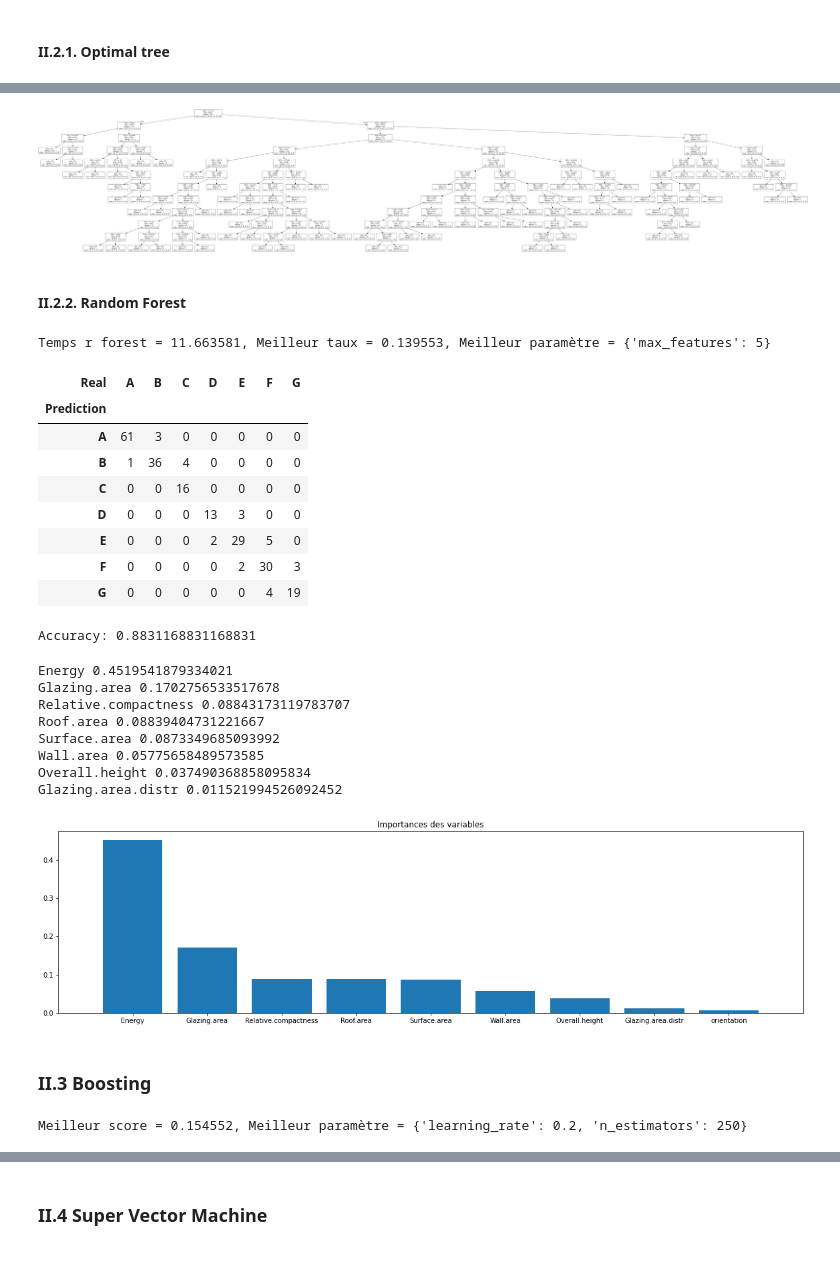
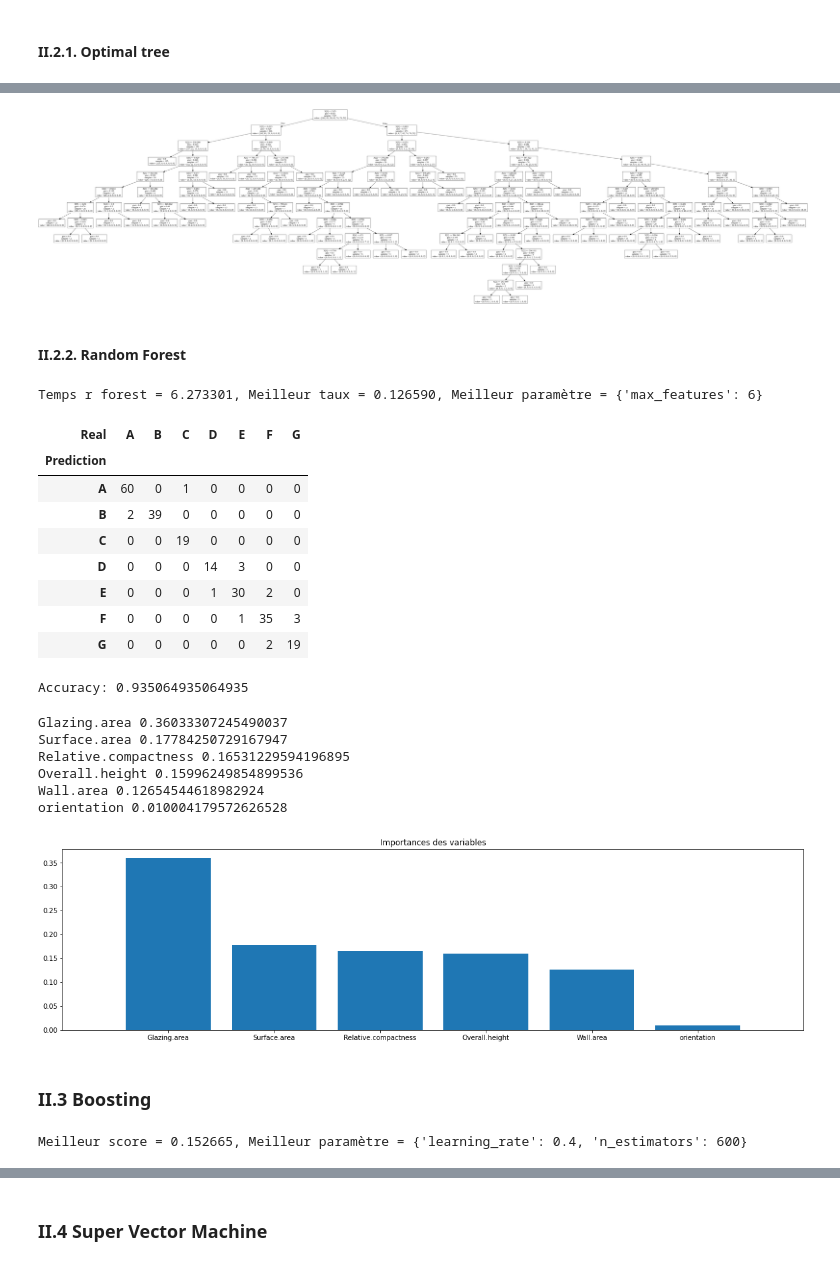
Before and after one commit to sophiayazzourh/ML_Project, a Jupyter notebook: Forecasting_the_energy_performance_of_buildings_Python_version.ipynb, the cells around one changed output, grey strips where cells are left out. Drawn from its saved outputs; the diff is of its cells as text; code cells hidden in the pictures.

```diff
--- a/Forecasting_the_energy_performance_of_buildings_Python_version.ipynb
+++ b/Forecasting_the_energy_performance_of_buildings_Python_version.ipynb
@@ -47,0 +45,2 @@ dtype: object
+# %%
+data['Glazing.area'][data['Glazing.area']<0] = 0
@@ -138,3 +104,8 @@ sns.heatmap(data_quantitatives.corr())
+# %%
+#### Suppression des colonnes Glazing.area.distr & Roof.area
+del data['Roof.area']
+del data['Glazing.area.distr']
+n_features = 6
 # %% [markdown]
 ### I.4. Analyse des Composantes Principales
 # %%
@@ -241,7 +213,7 @@ data['orientation']=le.fit_transform(data['orientation'])
 # %%
 ### Train, Test split
 from sklearn.model_selection import train_test_split
-X = data.iloc[:,0:9]
+X = data.iloc[:,0:n_features]
 y = data.iloc[:,-1]
 X_train, X_test, y_train, y_test = train_test_split(X,y, test_size=0.3,random_state=109)
 # %% [markdown]
@@ -475,7 +474,7 @@ graph=pydotplus.graph_from_dot_data(dot_data.getvalue())
 graph.write_png("treeOpt.png")
 Image(filename='treeOpt.png')
 # %% [output]
-[figure, old version]
+[figure, new version]
 # %% [markdown]
 #### II.2.2. Random Forest
 # %%
@@ -492,7 +491,7 @@ rfOpt=rf.fit(X_train, y_train)
 tps1=(time.perf_counter()-tps0)
 print("Temps r forest = %f, Meilleur taux = %f, Meilleur paramètre = %s" % (tps1,1. - rfOpt.best_score_, rfOpt.best_params_))
 # %% [output]
-Temps r forest = 11.663581, Meilleur taux = 0.139553, Meilleur paramètre = {'max_features': 5}
+Temps r forest = 6.273301, Meilleur taux = 0.126590, Meilleur paramètre = {'max_features': 6}
 # %%
 ### Model
 # Prediction
@@ -504,44 +503,43 @@ CT = pd.DataFrame(list(zip(y_chap,y_test)), columns=["Prediction","Real"])
 display(pd.crosstab(CT.Prediction, CT.Real))
 # Accuracy
 acc = metrics.accuracy_score(y_test, y_chap)
-Results['C_RF']['Accuracy'] = acc
 print("Accuracy:",acc)
+## Cross validation
+Results['C_RF'] = cross_val_score(rfOpt, X, y, cv=5, scoring='accuracy')
 # %% [output]
 | Real | A | B | C | D | E | F | G |
 | Prediction |  |  |  |  |  |  |  |
-| A | 61 | 3 | 0 | 0 | 0 | 0 | 0 |
-| B | 1 | 36 | 4 | 0 | 0 | 0 | 0 |
-| C | 0 | 0 | 16 | 0 | 0 | 0 | 0 |
-| D | 0 | 0 | 0 | 13 | 3 | 0 | 0 |
-| E | 0 | 0 | 0 | 2 | 29 | 5 | 0 |
-| F | 0 | 0 | 0 | 0 | 2 | 30 | 3 |
-| G | 0 | 0 | 0 | 0 | 0 | 4 | 19 |
+| A | 60 | 0 | 1 | 0 | 0 | 0 | 0 |
+| B | 2 | 39 | 0 | 0 | 0 | 0 | 0 |
+| C | 0 | 0 | 19 | 0 | 0 | 0 | 0 |
+| D | 0 | 0 | 0 | 14 | 3 | 0 | 0 |
+| E | 0 | 0 | 0 | 1 | 30 | 2 | 0 |
+| F | 0 | 0 | 0 | 0 | 1 | 35 | 3 |
+| G | 0 | 0 | 0 | 0 | 0 | 2 | 19 |
-Accuracy: 0.8831168831168831
+Accuracy: 0.935064935064935
 # %%
 rf= RandomForestClassifier(n_estimators = 100, max_features = 6  )
 rfOpt=rf.fit(X_train, y_train)
 # Importance décroissante des variables
 importances = rfOpt.feature_importances_
 indices = np.argsort(importances)[::-1]
-for f in range(8):
+for f in range(len(X.columns)):
     print(X_train.columns[indices[f]], importances[indices[f]])
 # Graphe des importances
 plt.figure(1, figsize=(20, 5))
 plt.title("Importances des variables")
 plt.bar(range(X_train.shape[1]), importances[indices])
 plt.xticks(range(X_train.shape[1]),X_train.columns[indices])
 plt.xlim([-1, X_train.shape[1]])
 plt.show()
 # %% [output]
-Energy 0.4519541879334021
-Glazing.area 0.1702756533517678
-Relative.compactness 0.08843173119783707
-Roof.area 0.08839404731221667
-Surface.area 0.0873349685093992
-Wall.area 0.05775658489573585
-Overall.height 0.037490368858095834
-Glazing.area.distr 0.011521994526092452
+Glazing.area 0.36033307245490037
+Surface.area 0.17784250729167947
+Relative.compactness 0.16531229594196895
+Overall.height 0.15996249854899536
+Wall.area 0.12654544618982924
+orientation 0.010004179572626528
-[figure, old version]
+[figure, new version]
 # %% [markdown]
 ### II.3 Boosting
 # %%
@@ -556,7 +554,7 @@ gbmOpt=gbmC.fit(X_train, y_train)
 # paramètre optimal
 print("Meilleur score = %f, Meilleur paramètre = %s" % (1. - gbmOpt.best_score_,gbmOpt.best_params_))
 # %% [output]
-Meilleur score = 0.154552, Meilleur paramètre = {'learning_rate': 0.2, 'n_estimators': 250}
+Meilleur score = 0.152665, Meilleur paramètre = {'learning_rate': 0.4, 'n_estimators': 600}
 # %%
 ### Model training and predict
 # Predict
```
Also changed, not shown: parts of 63 cells of this notebook, 17 other files.
